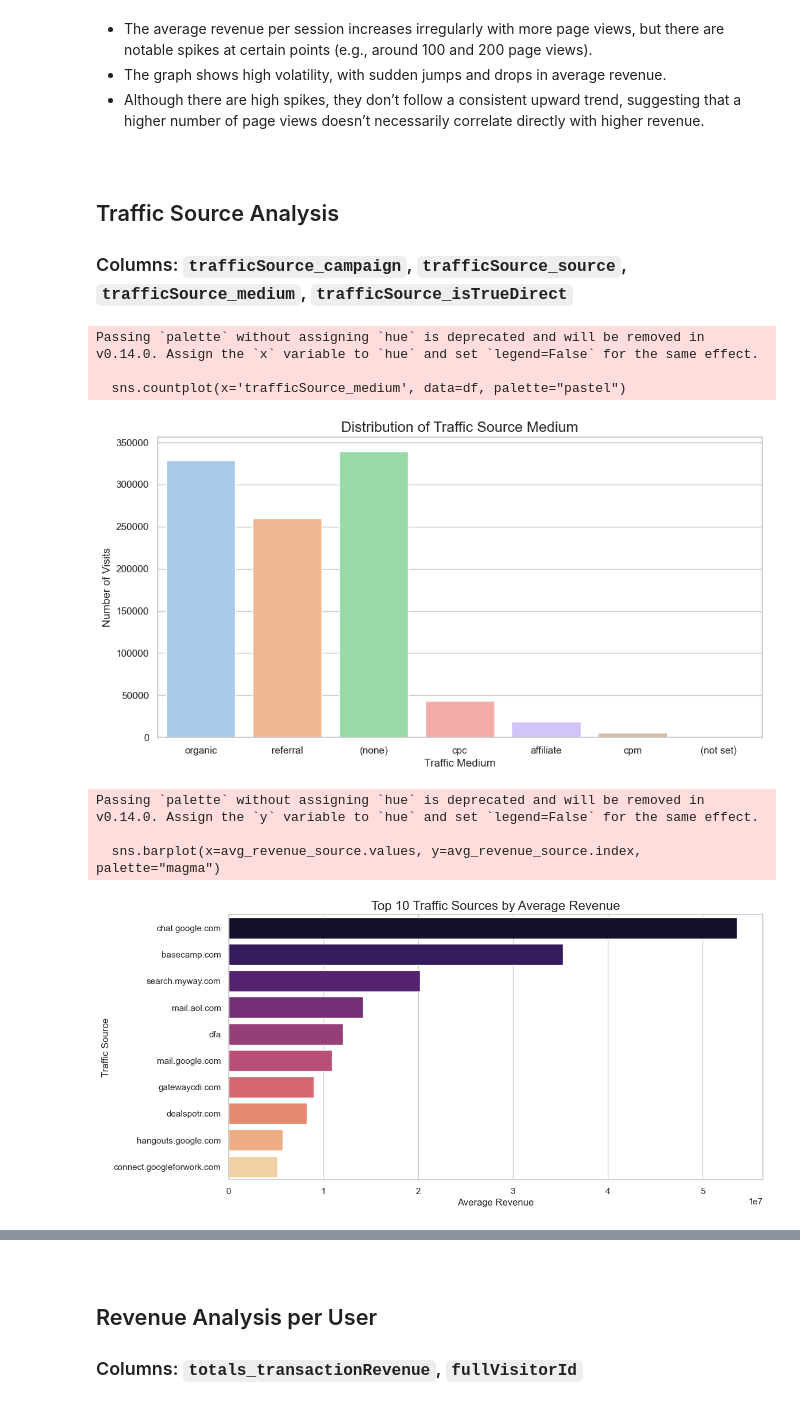
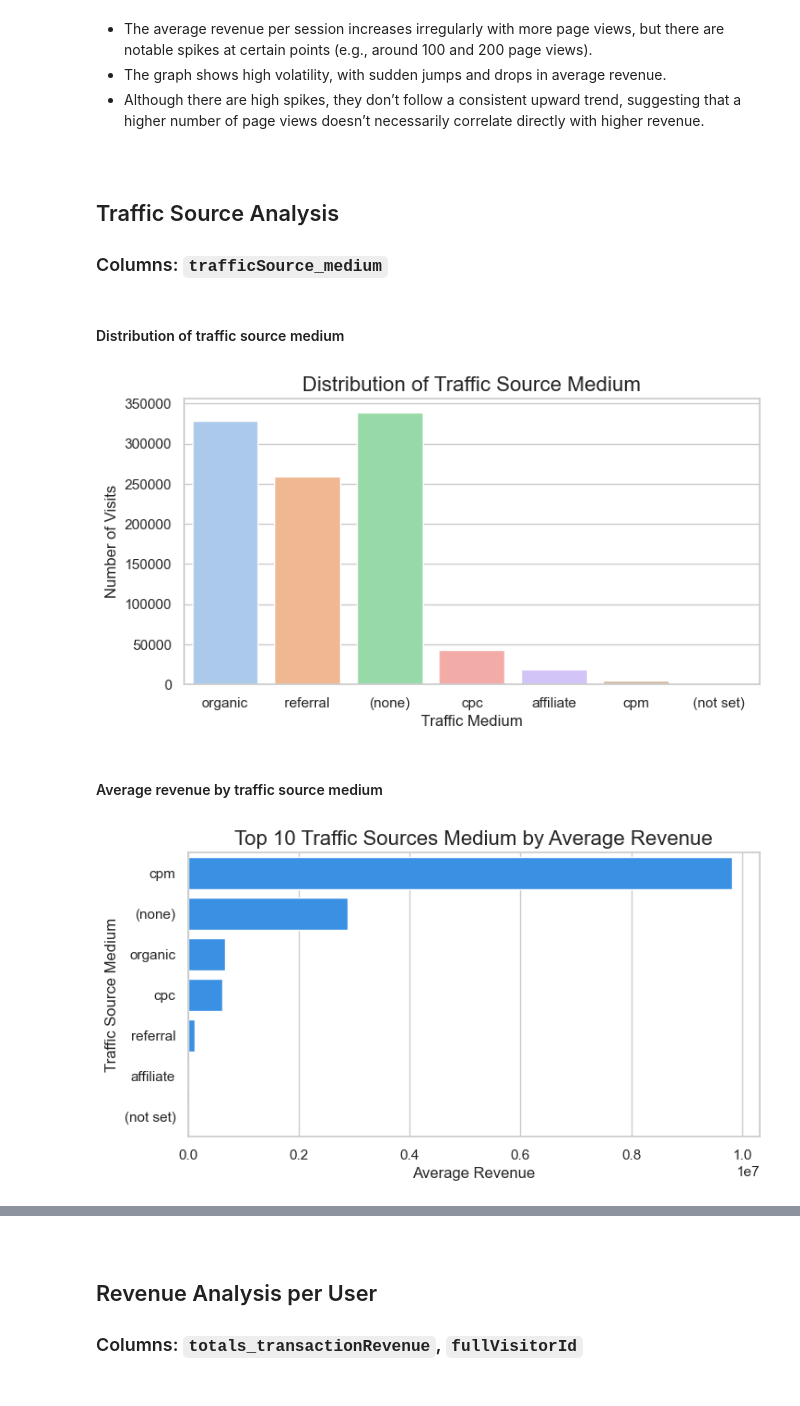
Before and after one commit to PaolaGaray/GA-CustomerRevenuePrediction, a Jupyter notebook: notebooks/EDA.ipynb, the cells around one changed output, grey strips where cells are left out. Drawn from its saved outputs; the diff is of its cells as text; code cells hidden in the pictures.

Commit message:
EDA for traffic source added

```diff
--- a/notebooks/EDA.ipynb
+++ b/notebooks/EDA.ipynb
@@ -374,30 +374,20 @@ plt.show()
 <br>
 
 ## Traffic Source Analysis
-### Columns: `trafficSource_campaign`, `trafficSource_source`, `trafficSource_medium`, `trafficSource_isTrueDirect`
+### Columns: `trafficSource_medium`
+# %% [markdown]
+#### Distribution of traffic source medium
 # %%
 # Distribution of traffic source medium
-plt.figure(figsize=(12, 6))
-sns.countplot(x='trafficSource_medium', data=df, palette="pastel")
+plt.figure(figsize=(8, 4))
+sns.countplot(x='trafficSource_medium', data=df, palette="pastel", hue='trafficSource_medium', legend=False)
+
 plt.title("Distribution of Traffic Source Medium", fontsize=16)
 plt.xlabel("Traffic Medium", fontsize=12)
 plt.ylabel("Number of Visits", fontsize=12)
+
 plt.show()
-
-# Average revenue by traffic source
-avg_revenue_source = df.groupby('trafficSource_source')['totals_transactionRevenue'].mean().nlargest(10)
-plt.figure(figsize=(12, 6))
-sns.barplot(x=avg_revenue_source.values, y=avg_revenue_source.index, palette="magma")
-plt.title("Top 10 Traffic Sources by Average Revenue", fontsize=16)
-plt.xlabel("Average Revenue", fontsize=12)
-plt.ylabel("Traffic Source", fontsize=12)
-plt.show()
 # %% [output]
-Passing `palette` without assigning `hue` is deprecated and will be removed in v0.14.0. Assign the `x` variable to `hue` and set `legend=False` for the same effect.
-
-  sns.countplot(x='trafficSource_medium', data=df, palette="pastel")
-[figure, old version]
+[figure, new version]
-Passing `palette` without assigning `hue` is deprecated and will be removed in v0.14.0. Assign the `y` variable to `hue` and set `legend=False` for the same effect.
-
-  sns.barplot(x=avg_revenue_source.values, y=avg_revenue_source.index, palette="magma")
-[figure, removed]
+# %% [markdown]
+#### Average revenue by traffic source medium
@@ -403,0 +397,11 @@ Passing `palette` without assigning `hue` is deprecated and will be removed in v
+# %%
+plt.figure(figsize=(8, 4))
+sns.barplot(x=avg_revenue_source_medium.values, y=avg_revenue_source_medium.index, color="dodgerblue")
+
+plt.title("Top 10 Traffic Sources Medium by Average Revenue", fontsize=16)
+plt.xlabel("Average Revenue", fontsize=12)
+plt.ylabel("Traffic Source Medium", fontsize=12)
+
+plt.show()
+# %% [output]
+[figure, added]
```
Also changed, not shown: parts of 9 cells of this notebook.
